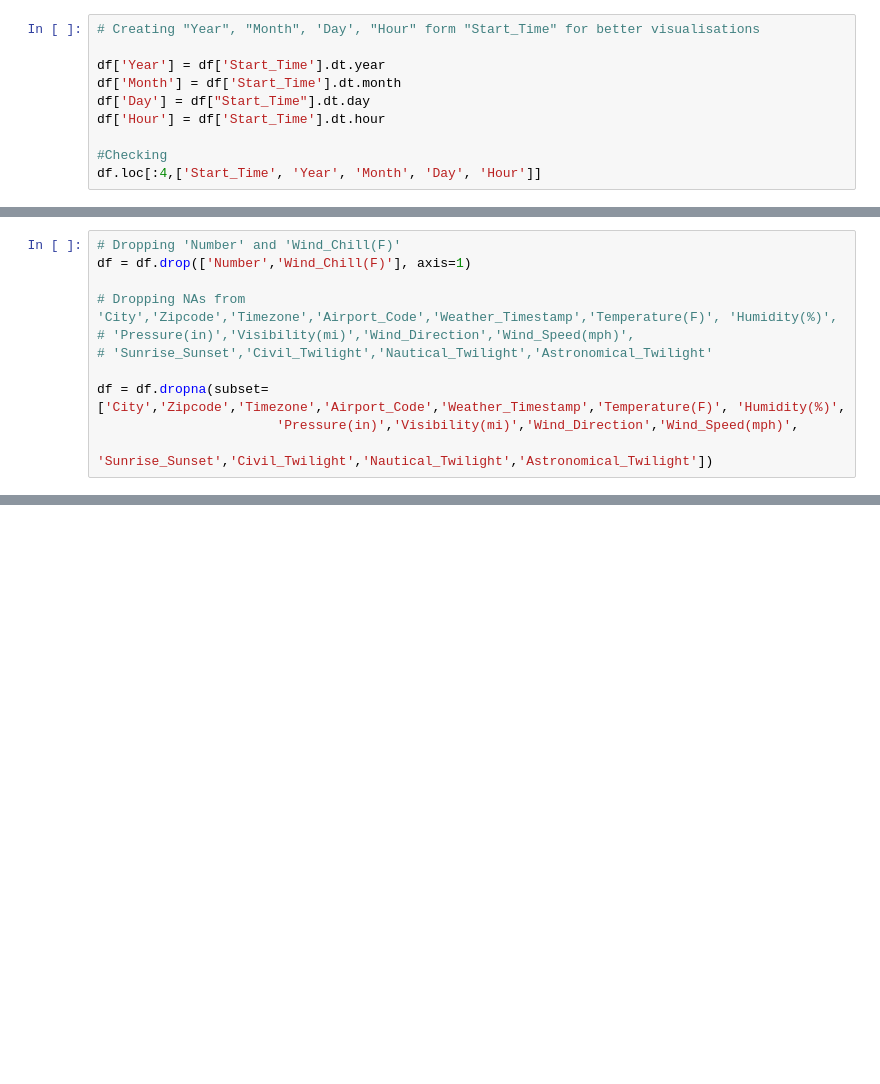
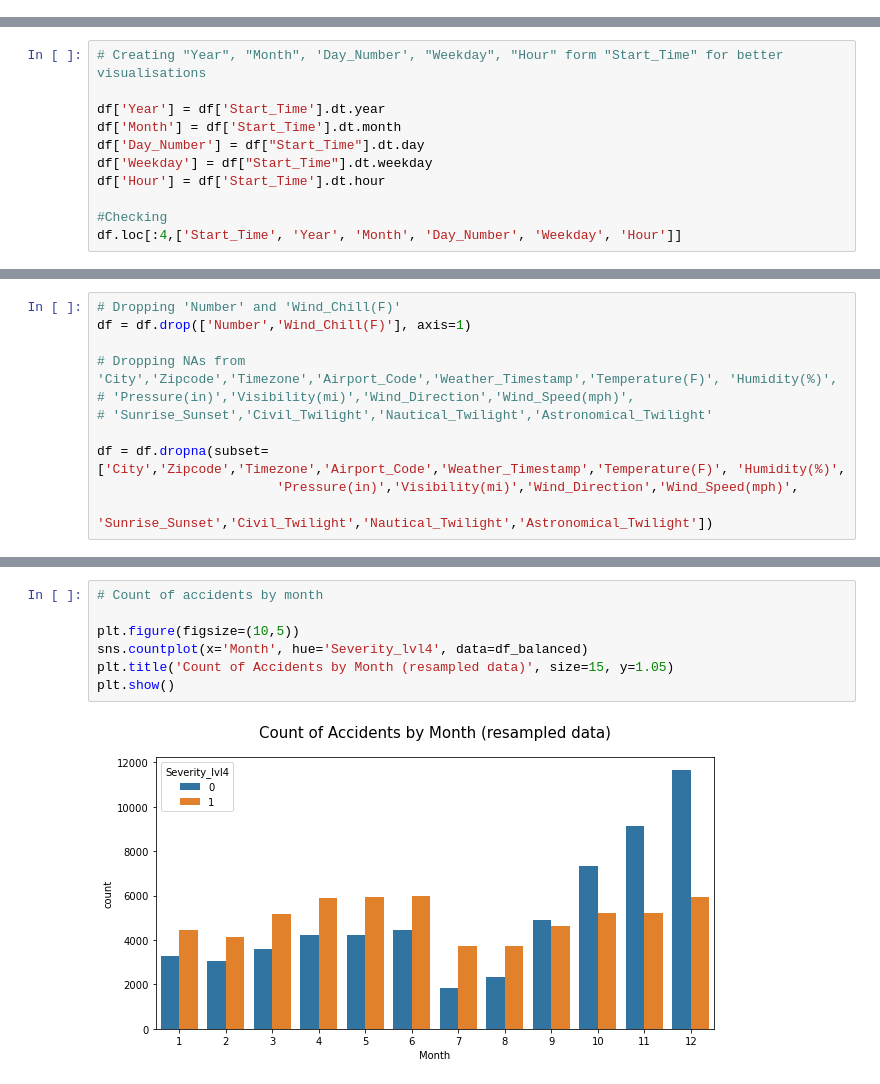
Before and after one commit to AlekseiPronin/FinalProject_DataAnalysis_US_Accidents, a Jupyter notebook: EDA.ipynb, the cells around one changed output, grey strips where cells are left out. Drawn from its saved outputs; the diff is of its cells as text; blank space fills up the shorter version.

Commit message:
visualisations added

```diff
--- a/EDA.ipynb
+++ b/EDA.ipynb
@@ -172,13 +172,3 @@ df['End_Time'] = pd.to_datetime(df['End_Time'])
 df['Start_Time'].dtypes
 # %% [output]
 dtype('<M8[ns]')
-# %%
-# Creating "Year", "Month", 'Day', "Hour" form "Start_Time" for better visualisations
-
-df['Year'] = df['Start_Time'].dt.year
-df['Month'] = df['Start_Time'].dt.month
-df['Day'] = df["Start_Time"].dt.day
-df['Hour'] = df['Start_Time'].dt.hour
-
-#Checking
-df.loc[:4,['Start_Time', 'Year', 'Month', 'Day', 'Hour']]
@@ -191,0 +175,11 @@ df.loc[:4,['Start_Time', 'Year', 'Month', 'Day', 'Hour']]
+# %%
+# Creating "Year", "Month", 'Day_Number', "Weekday", "Hour" form "Start_Time" for better visualisations
+
+df['Year'] = df['Start_Time'].dt.year
+df['Month'] = df['Start_Time'].dt.month
+df['Day_Number'] = df["Start_Time"].dt.day
+df['Weekday'] = df["Start_Time"].dt.weekday
+df['Hour'] = df['Start_Time'].dt.hour
+
+#Checking
+df.loc[:4,['Start_Time', 'Year', 'Month', 'Day_Number', 'Weekday', 'Hour']]
@@ -552,0 +547,9 @@ plt.show()
+# %%
+# Count of accidents by month
+
+plt.figure(figsize=(10,5))
+sns.countplot(x='Month', hue='Severity_lvl4', data=df_balanced)
+plt.title('Count of Accidents by Month (resampled data)', size=15, y=1.05)
+plt.show()
+# %% [output]
+[figure, added]
```
Also changed, not shown: parts of 22 cells of this notebook.
